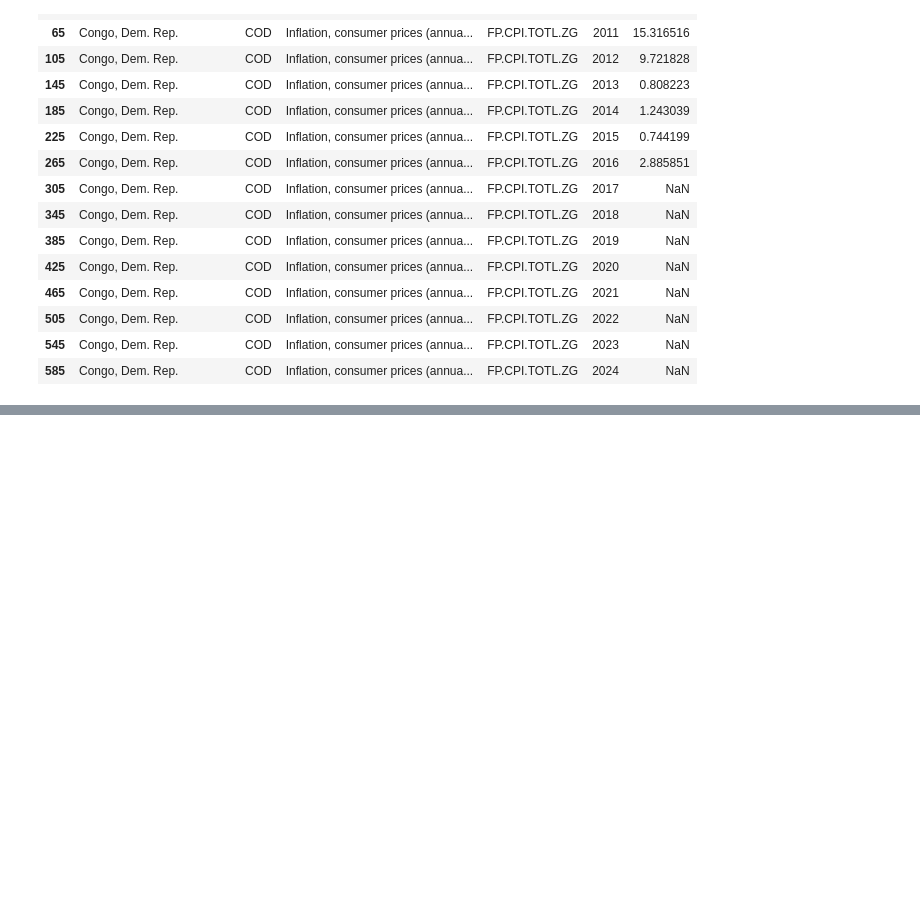
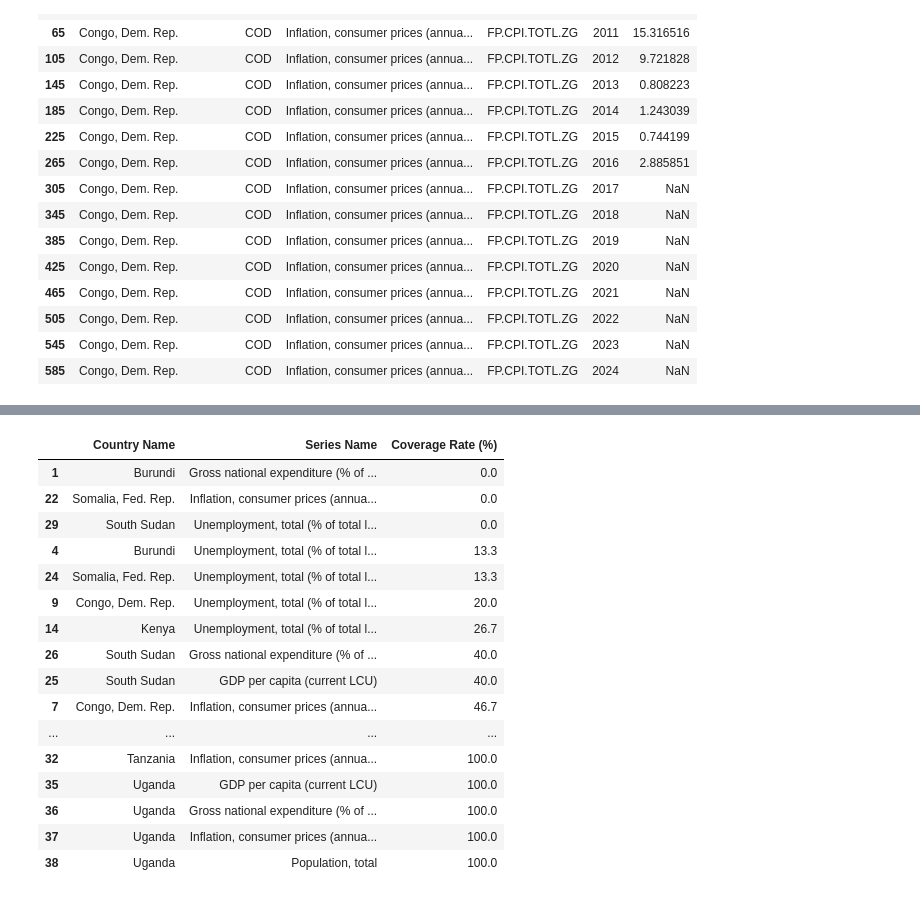
Before and after one commit to Sirkamal/East-African-Development-Indicators, a Jupyter notebook: Notebook.ipynb, the cells around one changed output, grey strips where cells are left out. Drawn from its saved outputs; the diff is of its cells as text; code cells hidden in the pictures; blank space fills up the shorter version.

```diff
--- a/Notebook.ipynb
+++ b/Notebook.ipynb
@@ -369,0 +408,27 @@ df_long[
+# %%
+coverage = (
+    df_long.groupby(["Country Name", "Series Name"])["Value"]
+    .apply(lambda x: round(x.notna().sum() / total_years * 100, 1))
+    .reset_index()
+)
+
+coverage.columns = ["Country Name", "Series Name", "Coverage Rate (%)"]
+coverage.sort_values("Coverage Rate (%)", ascending=True)
+# %% [output]
+|  | Country Name | Series Name | Coverage Rate (%) |
+| 1 | Burundi | Gross national expenditure (% of ... | 0.0 |
+| 22 | Somalia, Fed. Rep. | Inflation, consumer prices (annua... | 0.0 |
+| 29 | South Sudan | Unemployment, total (% of total l... | 0.0 |
+| 4 | Burundi | Unemployment, total (% of total l... | 13.3 |
+| 24 | Somalia, Fed. Rep. | Unemployment, total (% of total l... | 13.3 |
+| 9 | Congo, Dem. Rep. | Unemployment, total (% of total l... | 20.0 |
+| 14 | Kenya | Unemployment, total (% of total l... | 26.7 |
+| 26 | South Sudan | Gross national expenditure (% of ... | 40.0 |
+| 25 | South Sudan | GDP per capita (current LCU) | 40.0 |
+| 7 | Congo, Dem. Rep. | Inflation, consumer prices (annua... | 46.7 |
+| ... | ... | ... | ... |
+| 32 | Tanzania | Inflation, consumer prices (annua... | 100.0 |
+| 35 | Uganda | GDP per capita (current LCU) | 100.0 |
+| 36 | Uganda | Gross national expenditure (% of ... | 100.0 |
+| 37 | Uganda | Inflation, consumer prices (annua... | 100.0 |
+| 38 | Uganda | Population, total | 100.0 |
```
Also changed, not shown: parts of 5 cells of this notebook.
